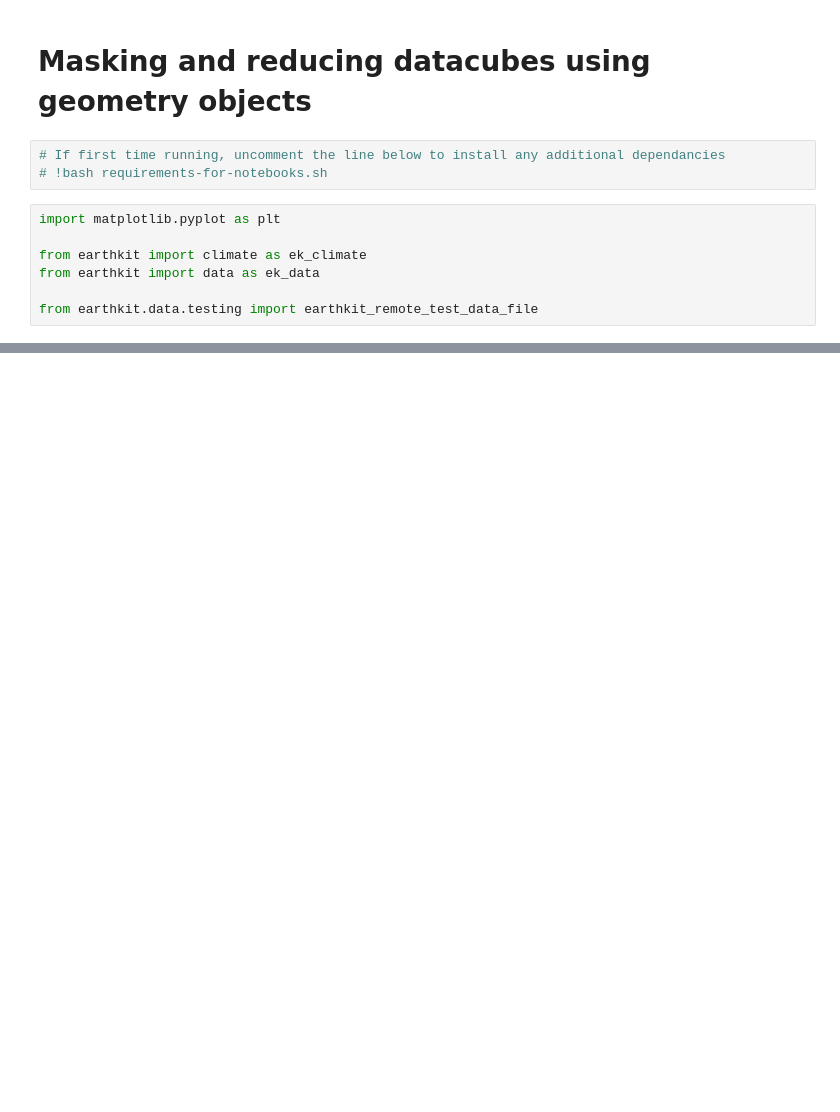
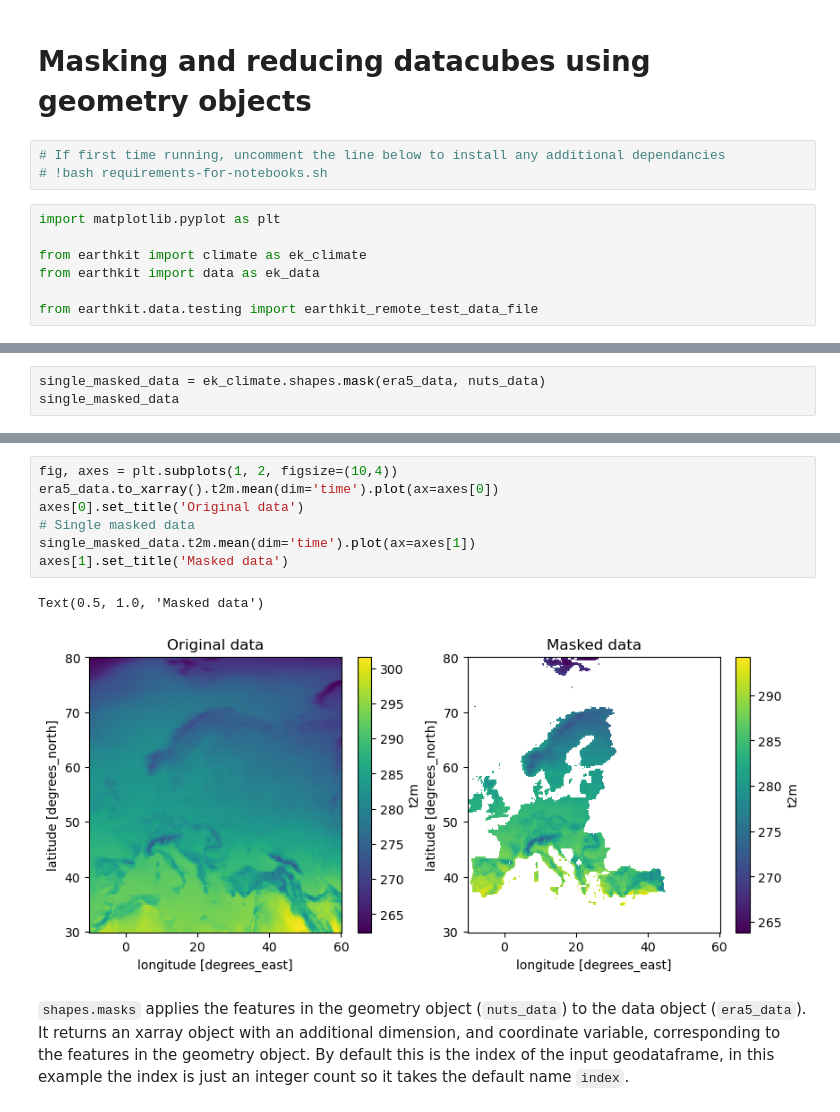
Before and after one commit to ecmwf/earthkit-climate, a Jupyter notebook: notebooks/shapes.ipynb, the cells around one changed output, grey strips where cells are left out. Cells and saved outputs as stored; diff of their text form; blank space fills up the shorter version.

```diff
--- a/notebooks/shapes.ipynb
+++ b/notebooks/shapes.ipynb
@@ -26,0 +70,3 @@ nuts_data = ek_data.from_source("url", remote_nuts_url)
+# %%
+single_masked_data = ek_climate.shapes.mask(era5_data, nuts_data)
+single_masked_data
@@ -27,3 +91,19 @@ nuts_data = ek_data.from_source("url", remote_nuts_url)
+# %%
+fig, axes = plt.subplots(1, 2, figsize=(10,4))
+era5_data.to_xarray().t2m.mean(dim='time').plot(ax=axes[0])
+axes[0].set_title('Original data')
+# Single masked data
+single_masked_data.t2m.mean(dim='time').plot(ax=axes[1])
+axes[1].set_title('Masked data')
+# %% [output]
+Text(0.5, 1.0, 'Masked data')
+[figure, added]
+# %% [markdown]
+`shapes.masks` applies the features in the geometry object (`nuts_data`) to the data object (`era5_data`).
+It returns an xarray object with an additional dimension, and coordinate variable, corresponding to the
+features in the geometry object.
+By default this is the index of the input geodataframe, in this example the index is just an integer
+count so it takes the default name `index`.
 # %%
 masked_data = ek_climate.shapes.masks(era5_data, nuts_data)
 masked_data
```
Also changed, not shown: parts of 33 cells of this notebook, 2 other files.
